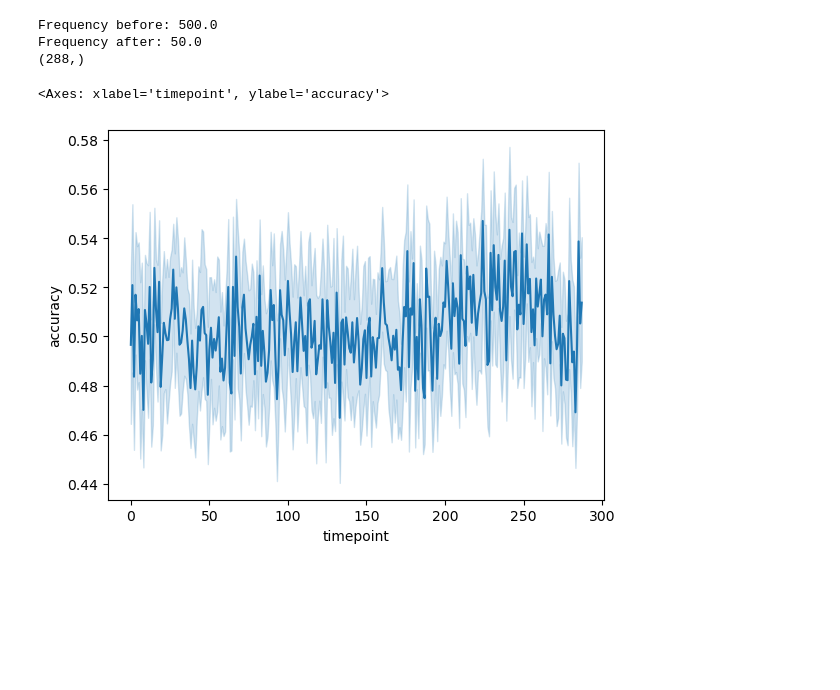
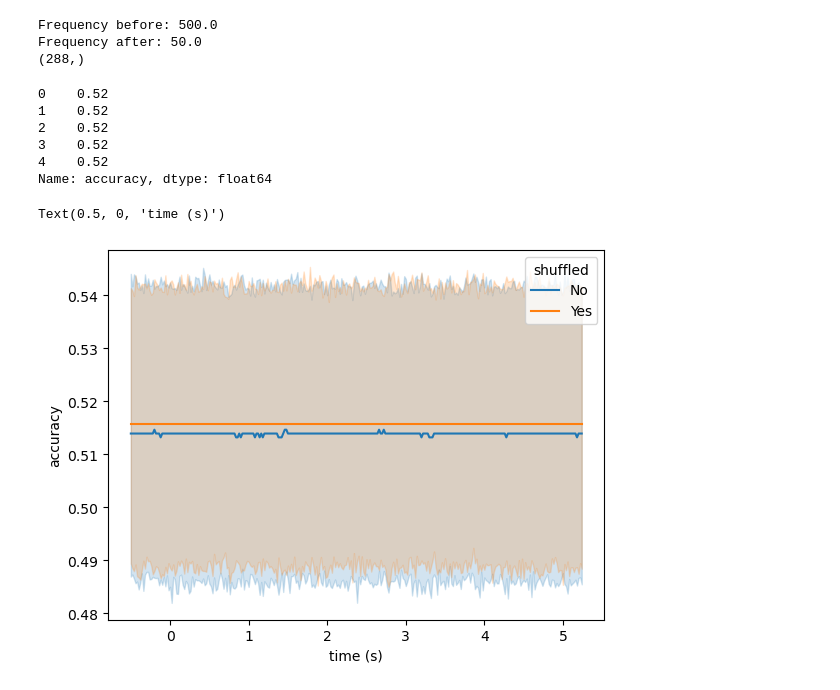
Before and after one commit to unthrived/master-thesis, a Jupyter notebook: Done_results_sns_resp_svm.ipynb, the cells around one changed output. Cells and saved outputs as stored; diff of their text form; code cells hidden in the pictures; blank space fills up the shorter version.

Commit message:
final push for figures and some more experiments

```diff
--- a/Done_results_sns_resp_svm.ipynb
+++ b/Done_results_sns_resp_svm.ipynb
@@ -21,18 +21,52 @@ Frequency after: 50.0
 sigma = 2 # for gaussian filter. Sigma 1 seems to have a lot of peaks still so I increased it to 2
 timepoints = time_labels.shape[0]
 # %%
-df_resp = pd.DataFrame(columns=['subject', 'timepoint', 'accuracy'])
-data = np.load('results_resp_rf/timepoint_response_weightless_0.npy', allow_pickle=True)
+df_resp = pd.DataFrame(columns=['subject', 'timepoint', 'time', 'accuracy'])
+data = np.load('results_resp_svc/timepoint_response_0.npy', allow_pickle=True)
 timepoints = len(data[0])
 rows = []
 for subject in range(26):
     for timepoint in range(timepoints):
-        rows.append({'subject': subject, 'timepoint': timepoint, 'accuracy': data[subject][timepoint]})
+        rows.append({
+            'subject': subject,
+            'timepoint': timepoint,
+            'time': time_labels[timepoint],
+            'accuracy': data[subject][timepoint],
+            'shuffled': 'No'
+            })
+
+
+mean_data = np.zeros((26, timepoints))
+for experiment in range(2,3):
+    data = np.load('results_resp_svc/timepoint_response_shuffled_{}.npy'.format(experiment), allow_pickle=True)
+    for subject in range(26):
+        mean_data[subject] += data[subject]
+mean_data /= 1
+
+for subject in range(26):
+    for timepoint in range(timepoints):
+        rows.append({
+            'subject': subject,
+            'timepoint': timepoint,
+            'time': time_labels[timepoint],
+            'accuracy': mean_data[subject][timepoint],
+            'shuffled': 'Yes'
+            })
 df_resp = pd.DataFrame(rows)
+grouped = df_resp.groupby('subject')
+df_resp['accuracy_filtered'] = grouped['accuracy'].transform(lambda x: gaussian_filter(x, sigma=sigma))
+# %%
+df_resp['accuracy'].head()
+# %% [output]
+0    0.52
+1    0.52
+2    0.52
+3    0.52
+4    0.52
+Name: accuracy, dtype: float64
 # %%
-sns.lineplot(x="timepoint", y="accuracy", data=df_resp,
-             # err_style="bars", errorbar=('ci', 95)
-             )
+sns.lineplot(x="time", y="accuracy", data=df_resp, hue='shuffled')
+plt.xlabel('time (s)')
 # %% [output]
-<Axes: xlabel='timepoint', ylabel='accuracy'>
+Text(0.5, 0, 'time (s)')
-[figure, old version]
+[figure, new version]
```
Also changed, not shown: parts of 3 cells of this notebook, 51 other files.
